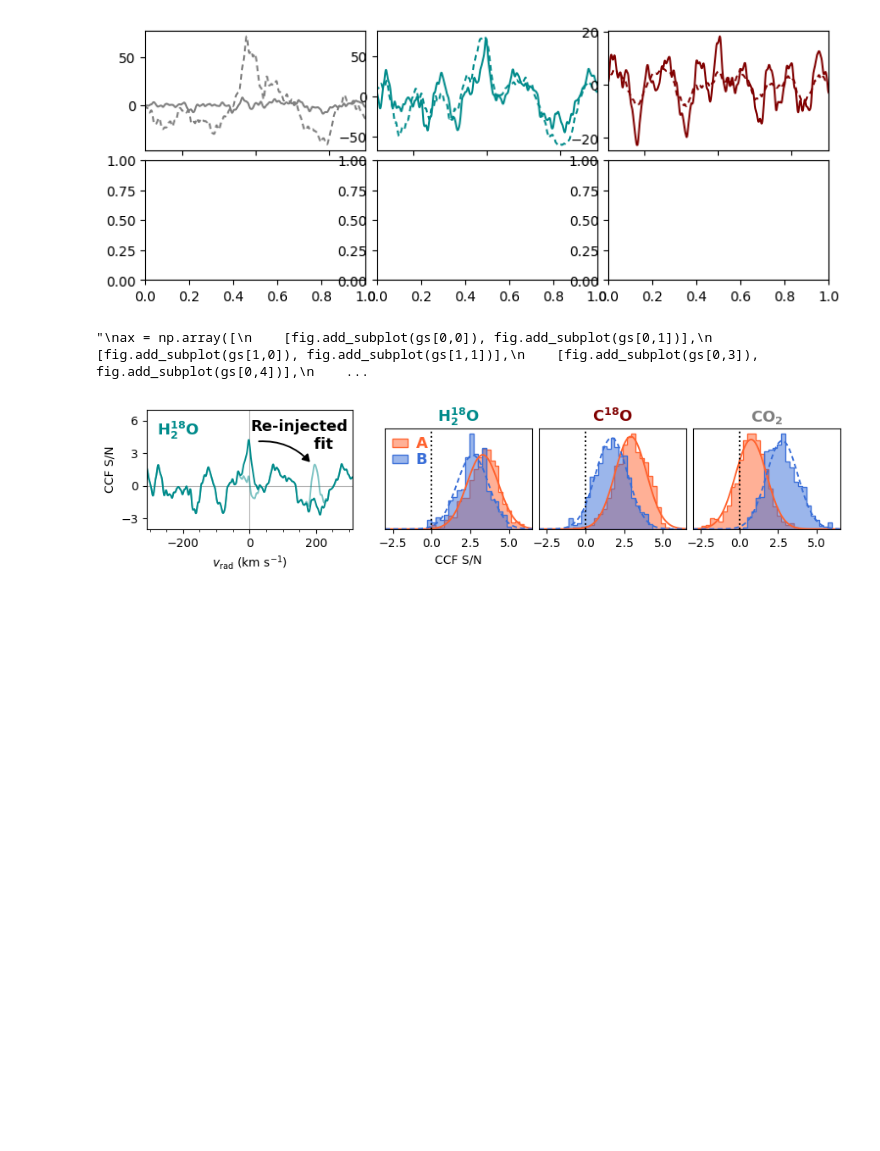
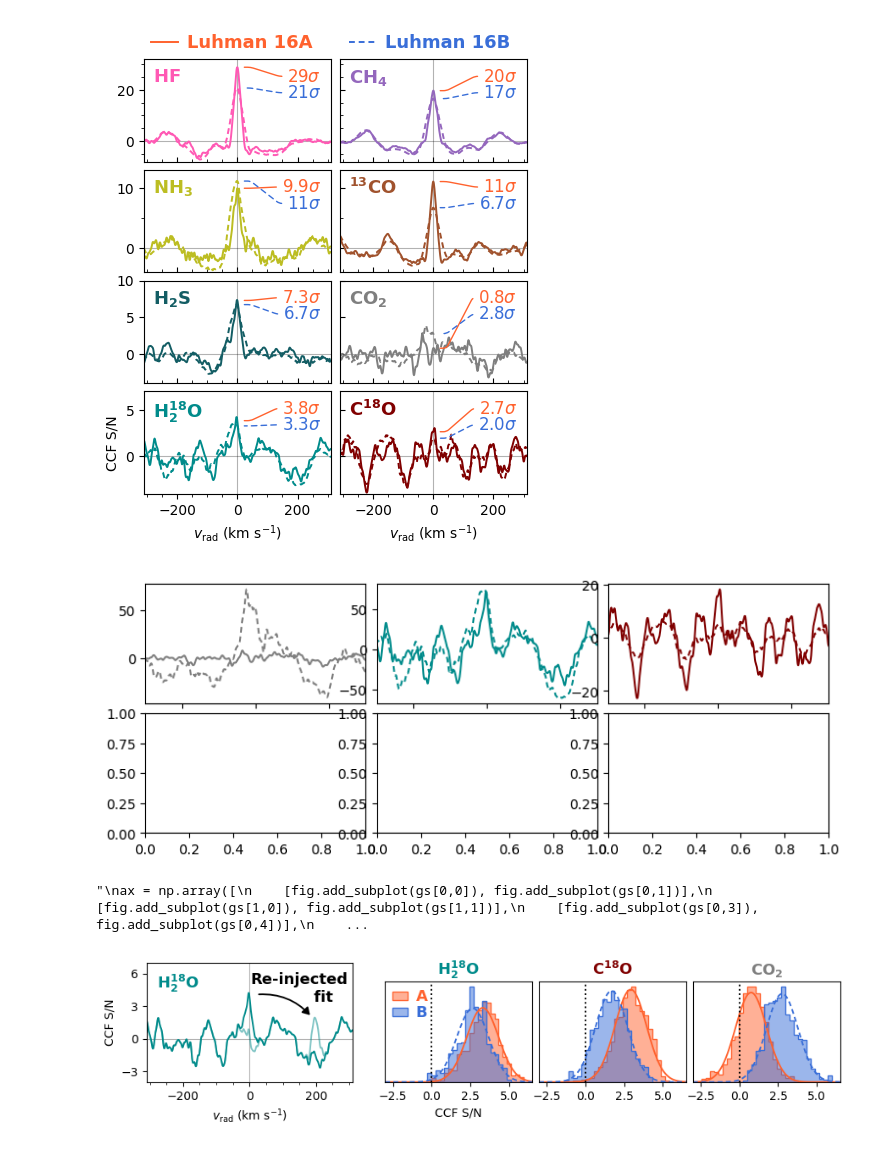
Before and after one commit to samderegt/retrieval_base, a Jupyter notebook: Luhman_16/figures/plot_K_band_CCF.ipynb, the cells around one changed output. Cells and saved outputs as stored; diff of their text form; code cells hidden in the pictures; blank space fills up the shorter version.

```diff
--- a/Luhman_16/figures/plot_K_band_CCF.ipynb
+++ b/Luhman_16/figures/plot_K_band_CCF.ipynb
@@ -317,7 +331,7 @@ species_to_plot = np.array([
     [('1H2-18O__HotWat78', 'H_2^{18}O', 'darkcyan'), ('12C-18O__HITEMP', 'C^{18}O', 'maroon')]
 ], dtype=object)
 
-fig = plt.figure(figsize=(4.5,6.5))
+fig = plt.figure(figsize=(4.5,5.3))
 gs = fig.add_gridspec(nrows=4, ncols=2, hspace=0.08, wspace=0.05)
 ax = np.array([
     [fig.add_subplot(gs[0,0]), fig.add_subplot(gs[0,1])],
@@ -388,37 +402,46 @@ for i, species_row in enumerate(species_to_plot):
 
         # Ticks and labels
         ax[i,j].set_yticks(yticks_minor, minor=True)
         ax[i,j].set_xticks(xticks_minor, minor=True)
         ax[i,j].set(xlim=xlim, ylim=ylim[i], xticks=xticks)#, xticks_minor=xticks_minor)
 
         if j != 0:
             ax[i,j].set_yticklabels([])
 
-        if i in [0,2]:
+        if i != len(species_to_plot)-1:
             ax[i,j].set_xticklabels([])
 
         # ACF_SNR_A = result_utils.convert_CCF_to_SNR(rv, all_ACF_A[line_species_j][:,:].sum(axis=-1), rv_sep=300)
         # ACF_SNR_B = result_utils.convert_CCF_to_SNR(rv, all_ACF_B[line_species_j][:,:].sum(axis=-1), rv_sep=300)
         # ax[i,j].plot(rv+rv_A, ACF_SNR_A, lw=lw_m, c=color_j, ls=':')
         # ax[i,j].plot(rv+rv_B, ACF_SNR_B, lw=lw_m, c=color_j, ls=':')
 
-ax_leg = fig.add_subplot(gs[0,2])
+ax_leg = fig.add_subplot(gs[0,1])
 ax_leg.set_axis_off()
 handle_A, = ax[0,0].plot(np.nan, np.nan, color=color_A, lw=lw_m)
 handle_B, = ax[0,0].plot(np.nan, np.nan, color=color_B, lw=lw_m, ls=(0,(3,2)))
 ax[0,0].legend(
     loc='lower center', bbox_to_anchor=(1,1), frameon=False, ncols=2,
     handles=[handle_A,handle_B], labels=['Luhman 16A', 'Luhman 16B'],
     handlelength=1.5, handletextpad=0.5, borderaxespad=0.,
     labelcolor='linecolor', prop={'weight':'bold', 'size':13},
 )
 
-ax[1,0].set(ylabel=r'CCF S/N', xlabel=r'$v_\mathrm{rad}\ (\mathrm{km\ s^{-1}})$')
+for ax_i in ax[:-1]:
+    for ax_j in ax_i:
+        ax_j.tick_params(axis='x', which='both', direction='in')
+for ax_j in ax[:,1]:
+    ax_j.tick_params(axis='y', which='both', direction='in')
+
+ax[-1,0].set(ylabel=r'CCF S/N', xlabel=r'$v_\mathrm{rad}\ (\mathrm{km\ s^{-1}})$')
 ax[3,0].set(xlabel=r'$v_\mathrm{rad}\ (\mathrm{km\ s^{-1}})$')
+ax[3,1].set(xlabel=r'$v_\mathrm{rad}\ (\mathrm{km\ s^{-1}})$')
 
-plt.subplots_adjust(left=0.06, bottom=0.17, top=0.89, right=0.98)
+plt.subplots_adjust(left=0.12, bottom=0.11, top=0.93, right=0.97)
 plt.savefig(f'./plots/K_band_CCF.pdf')
 plt.show()
+# %% [output]
+[figure, added]
 # %%
 def bootstrap_CCF_SNR(rv, CCF, ax=None, **plot_kwargs):
 
```
Also changed, not shown: parts of 4 cells of this notebook, 2 other files.
